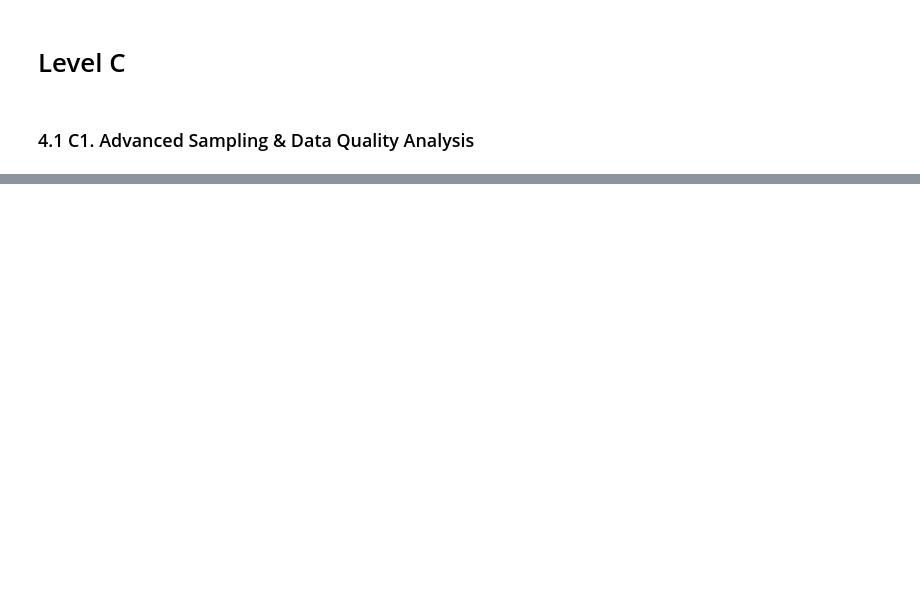
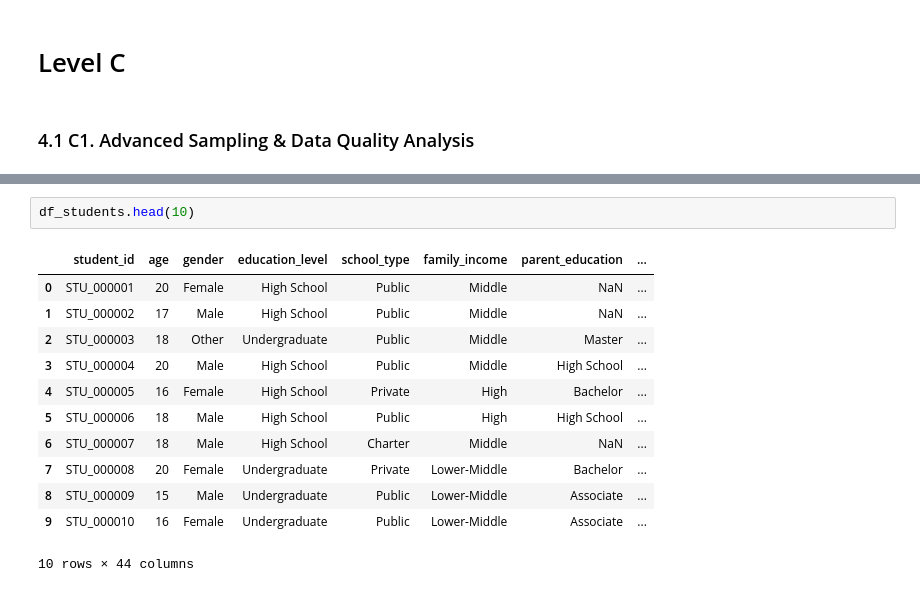
Before and after one commit to Castiel06m/machine_learning_practice, a Jupyter notebook: sis.ipynb, the cells around one changed output, grey strips where cells are left out. Drawn from its saved outputs; the diff is of its cells as text; blank space fills up the shorter version.

Commit message:
level c

```diff
--- a/SIS1.ipynb
+++ b/sis.ipynb
@@ -654,0 +682,15 @@ The left plot uses just 2 of the 11 raw features (alcohol vs. volatile acidity)
+# %%
+df_students.head(10)
+# %% [output]
+|  | student_id | age | gender | education_level | school_type | family_income | parent_education | ... |
+| 0 | STU_000001 | 20 | Female | High School | Public | Middle | NaN | ... |
+| 1 | STU_000002 | 17 | Male | High School | Public | Middle | NaN | ... |
+| 2 | STU_000003 | 18 | Other | Undergraduate | Public | Middle | Master | ... |
+| 3 | STU_000004 | 20 | Male | High School | Public | Middle | High School | ... |
+| 4 | STU_000005 | 16 | Female | High School | Private | High | Bachelor | ... |
+| 5 | STU_000006 | 18 | Male | High School | Public | High | High School | ... |
+| 6 | STU_000007 | 18 | Male | High School | Charter | Middle | NaN | ... |
+| 7 | STU_000008 | 20 | Female | Undergraduate | Private | Lower-Middle | Bachelor | ... |
+| 8 | STU_000009 | 15 | Male | Undergraduate | Public | Lower-Middle | Associate | ... |
+| 9 | STU_000010 | 16 | Female | Undergraduate | Public | Lower-Middle | Associate | ... |
+10 rows × 44 columns
```
Also changed, not shown: parts of 28 cells of this notebook.
